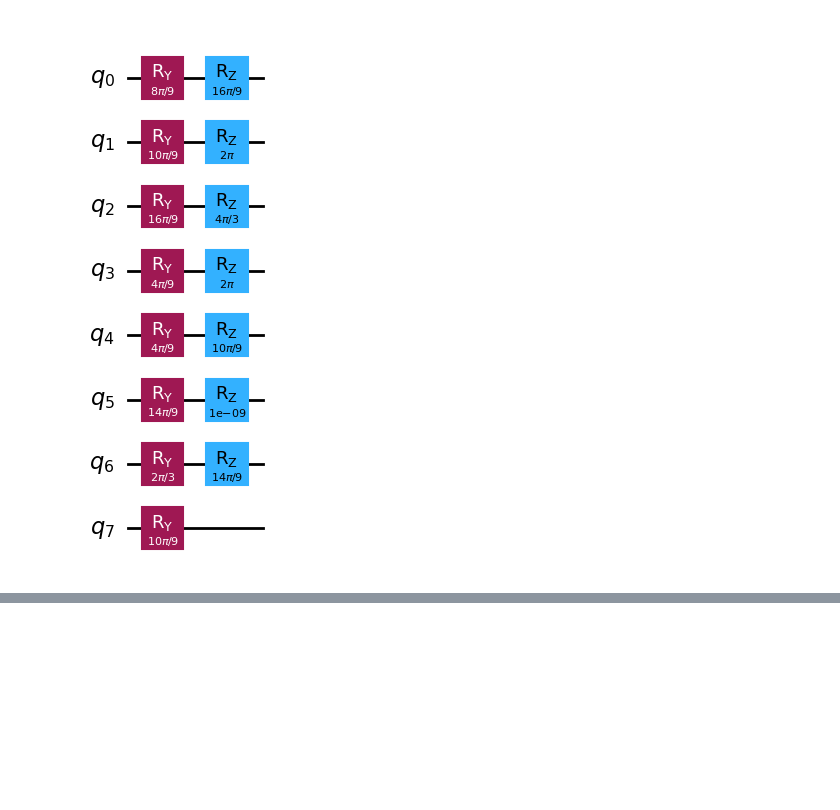
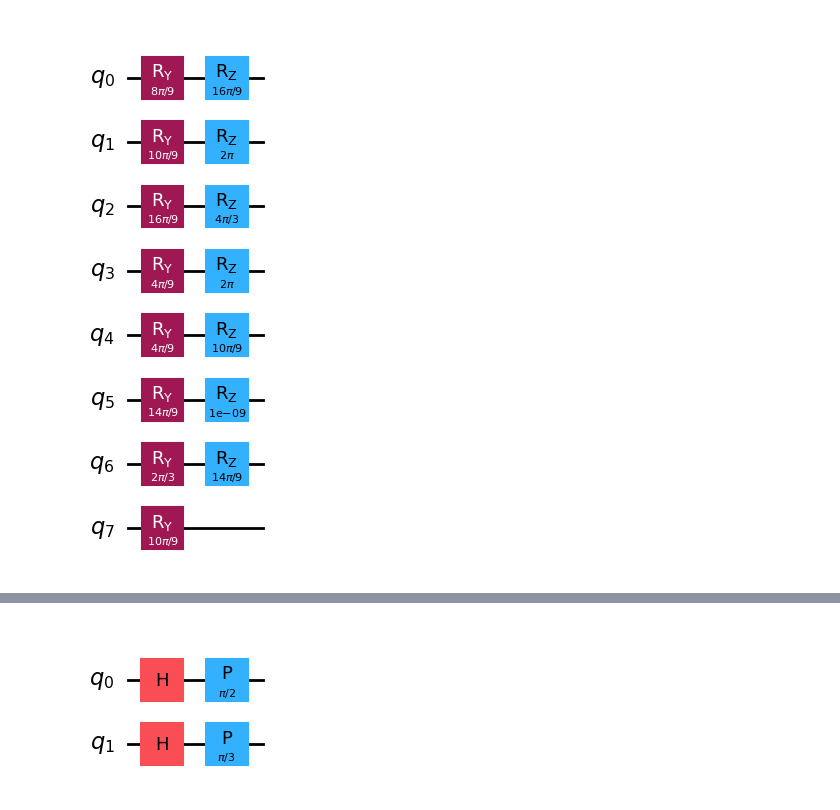
Before and after one commit to preimitz/QuantumComp-QuantumInfo, a Jupyter notebook: quantum-computing-tools/Qiskit/999-1-Data-Encoding.ipynb, the cells around one changed output, grey strips where cells are left out. Cells and saved outputs as stored; diff of their text form; code cells hidden in the pictures; blank space fills up the shorter version.

```diff
--- a/quantum-computing-tools/Qiskit/999-1-Data-Encoding.ipynb
+++ b/quantum-computing-tools/Qiskit/999-1-Data-Encoding.ipynb
@@ -435,0 +517,18 @@ The solution on the IBM website used an additional $R_Z$ with $\phi=0$ for the l
+# %%
+qc0 = QuantumCircuit(1)
+qc1 = QuantumCircuit(1)
+
+qc0.h(0)
+qc0.p(pi / 2, 0)
+
+qc1.h(0)
+qc1.p(pi / 3, 0)
+
+# Combine circuits qc0 and qc1 into 1 circuit
+qc = QuantumCircuit(2)
+qc.compose(qc0, [0], inplace=True)
+qc.compose(qc1, [1], inplace=True)
+
+qc.draw("mpl", scale=1)
+# %% [output]
+[figure, added]
```
Also changed, not shown: parts of 25 cells of this notebook.
